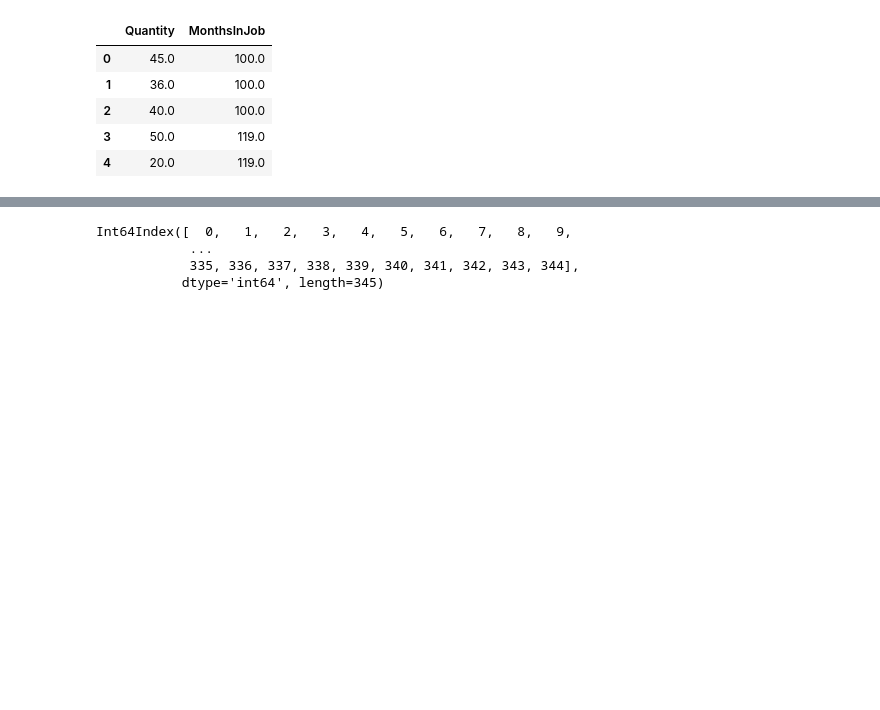
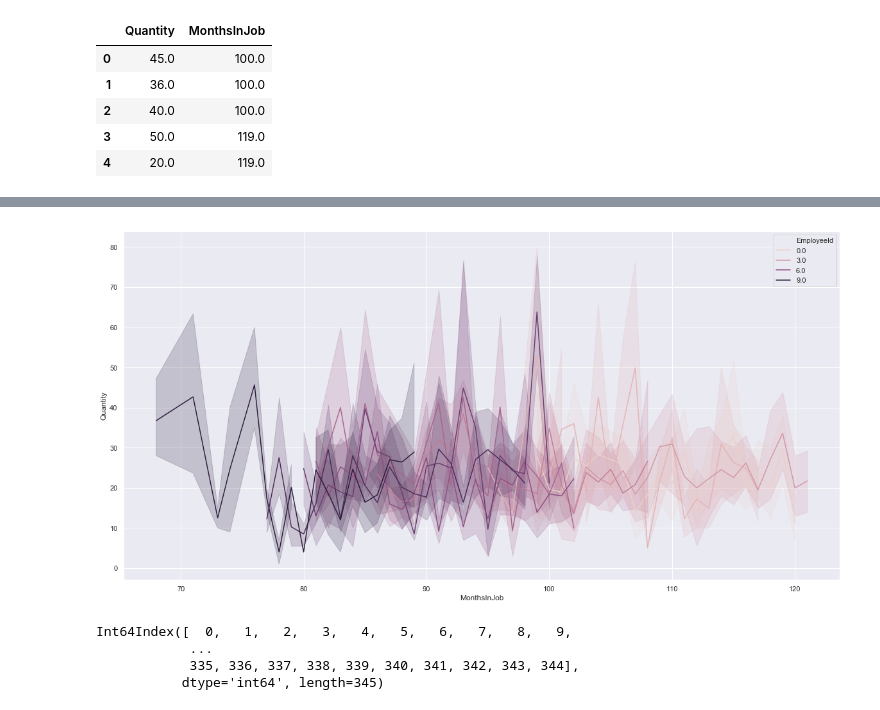
Before and after one commit to mgavish/Hypothesis-Testing, a Jupyter notebook: Mod 2 Final Project Work V11.ipynb, the cells around one changed output, grey strips where cells are left out. Cells and saved outputs as stored; diff of their text form; code cells hidden in the pictures; blank space fills up the shorter version.

```diff
--- a/Mod 2 Final Project Work V11.ipynb
+++ b/Mod 2 Final Project Work V11.ipynb
@@ -895,3 +940,7 @@ empl_1.head()
+# %%
+q3LinePlot = sns.lineplot(x= 'MonthsInJob', y='Quantity', hue = 'EmployeeId', data= q3df)
+# %% [output]
+[figure, added]
 # %%
 empl_1.index
 # %% [output]
```
Also changed, not shown: parts of 34 cells of this notebook, 1 other file.
